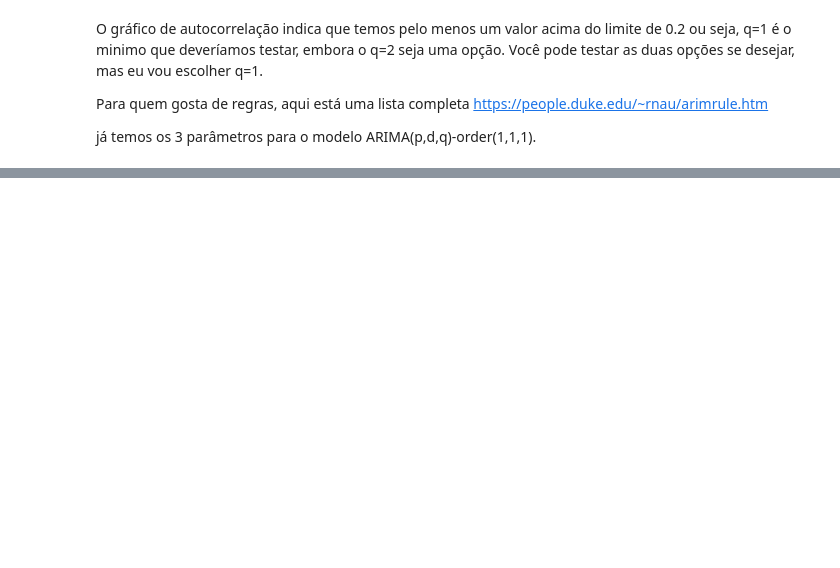
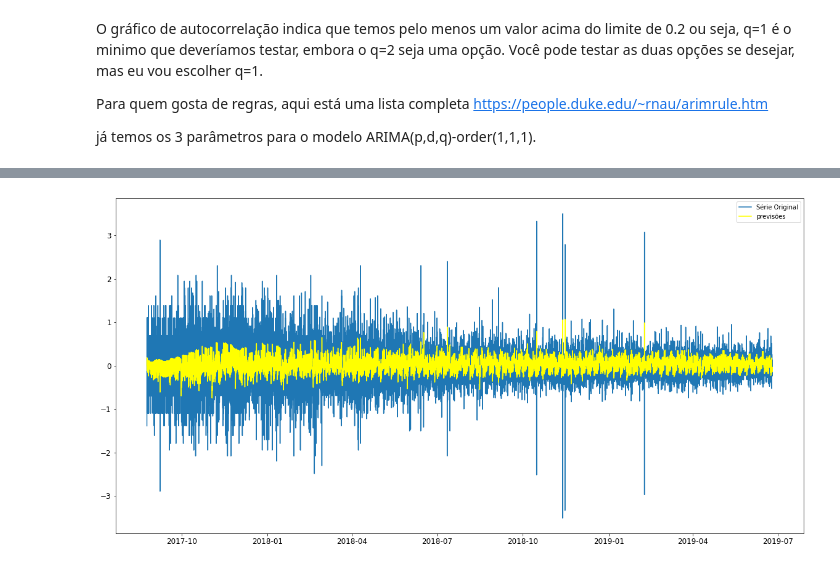
Before and after one commit to glebsonmac/Time_Series, a Jupyter notebook: arimaPDQ.ipynb, the cells around one changed output, grey strips where cells are left out. Cells and saved outputs as stored; diff of their text form; code cells hidden in the pictures; blank space fills up the shorter version.

Commit message:
update the arimaPDQ model with predictions

```diff
--- a/arimaPDQ.ipynb
+++ b/arimaPDQ.ipynb
@@ -239,0 +251,11 @@ já temos os 3 parâmetros para o modelo ARIMA(p,d,q)-order(1,1,1).
+# %%
+# os dados de treino serão divididos em dados de treino e validação
+# observe que os registros são separados em ordem cronológica
+df_train = data_train.iloc[0:16057]
+df_valid = data_train.iloc[16058:]
+# %%
+# Aplicando transformação de log
+df_train_log = np.log(df_train['Count'])
+# %%
+# usando a função shift para mover a série em 1 e calcular a diferença
+df_train_log_diff = df_train_log - df_train_log.shift(1)
@@ -239,0 +268,17 @@ já temos os 3 parâmetros para o modelo ARIMA(p,d,q)-order(1,1,1).
+# %%
+# cria o modelo ARIMA com order (1,1,1)
+modelo_AR = ARIMA(df_train_log,order=(1,1,1),freq = 'H')
+
+# treinamento
+modelo_v1 = modelo_AR.fit(disp=-1)
+#dados reais e previsões
+real_data = df_train_log_diff
+predicion = modelo_v1.fittedvalues
+
+# plot
+plt.plot(real_data,label = 'Série Original')
+plt.plot(predicion, color ='yellow',label = 'previsões')
+plt.legend(loc='best')
+plt.show()
+# %% [output]
+[figure, added]
```
Also changed, not shown: parts of 19 cells of this notebook.
